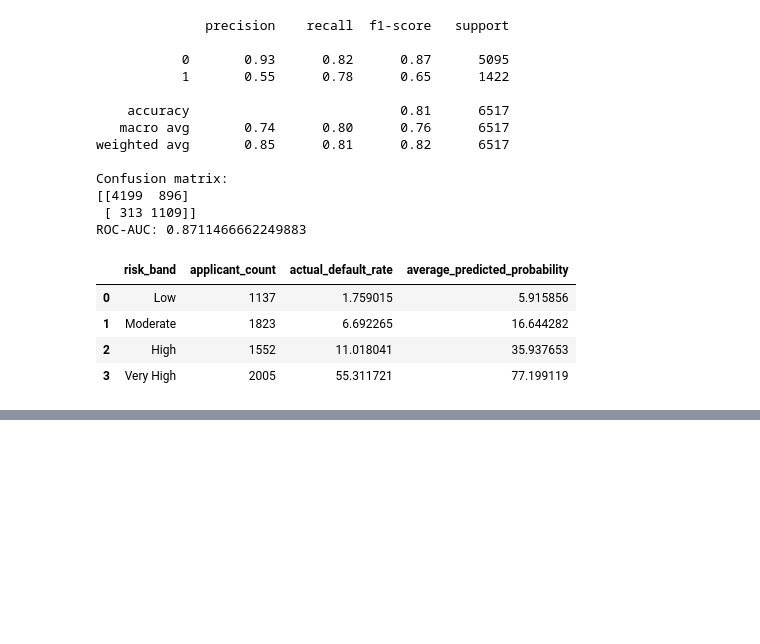
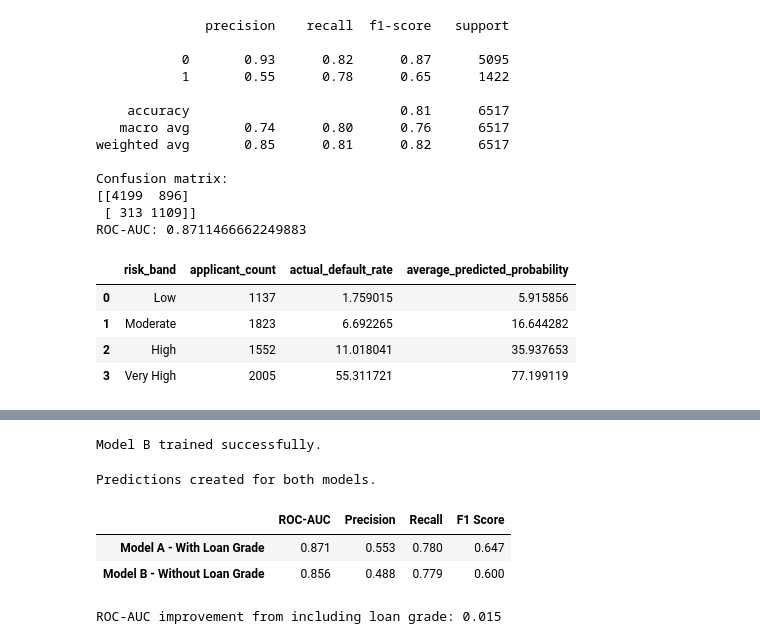
Before and after one commit to marija-savanovic/credit-risk-portfolio-analysis, a Jupyter notebook: notebooks/04_default_model.ipynb, the cells around one changed output, grey strips where cells are left out. Cells and saved outputs as stored; diff of their text form; code cells hidden in the pictures; blank space fills up the shorter version.

```diff
--- a/notebooks/04_default_model.ipynb
+++ b/notebooks/04_default_model.ipynb
@@ -249,0 +436,45 @@ risk_band_summary
+# %%
+# Build and train Model B: WITHOUT loan grade
+model_without_grade = Pipeline(
+    steps=[
+        ("preprocessor", preprocessor_without_grade),
+        (
+            "classifier",
+            LogisticRegression(
+                max_iter=1000,
+                class_weight="balanced",
+                random_state=42
+            )
+        )
+    ]
+)
+
+model_without_grade.fit(
+    X_train_without_grade,
+    y_train_comparison
+)
+
+print("Model B trained successfully.")
+# %% [output]
+Model B trained successfully.
+# %%
+# Generate predicted classes and default probabilities for both models
+pred_with_grade = model_with_grade.predict(
+    X_test_with_grade
+)
+
+prob_with_grade = model_with_grade.predict_proba(
+    X_test_with_grade
+)[:, 1]
+
+pred_without_grade = model_without_grade.predict(
+    X_test_without_grade
+)
+
+prob_without_grade = model_without_grade.predict_proba(
+    X_test_without_grade
+)[:, 1]
+
+print("Predictions created for both models.")
+# %% [output]
+Predictions created for both models.
@@ -249,0 +533,27 @@ risk_band_summary
+# %%
+# Create a side-by-side comparison table
+comparison = pd.DataFrame(
+    {
+        "Model A - With Loan Grade": metrics_with_grade,
+        "Model B - Without Loan Grade": metrics_without_grade
+    }
+).T
+
+comparison.round(3)
+# %% [output]
+|  | ROC-AUC | Precision | Recall | F1 Score |
+| Model A - With Loan Grade | 0.871 | 0.553 | 0.780 | 0.647 |
+| Model B - Without Loan Grade | 0.856 | 0.488 | 0.779 | 0.600 |
+# %%
+# Calculate the change in ROC-AUC from including loan grade
+auc_difference = (
+    metrics_with_grade["ROC-AUC"]
+    - metrics_without_grade["ROC-AUC"]
+)
+
+print(
+    f"ROC-AUC improvement from including loan grade: "
+    f"{auc_difference:.3f}"
+)
+# %% [output]
+ROC-AUC improvement from including loan grade: 0.015
```
Also changed, not shown: parts of 16 cells of this notebook.
